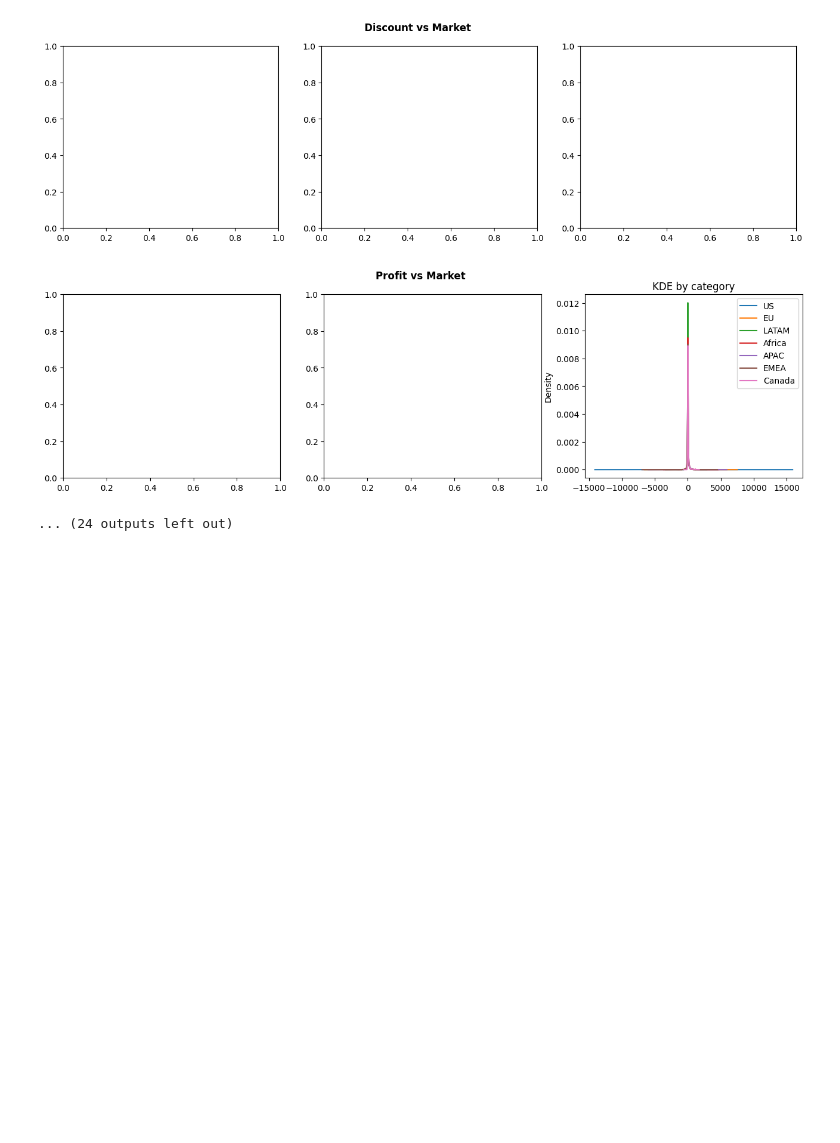
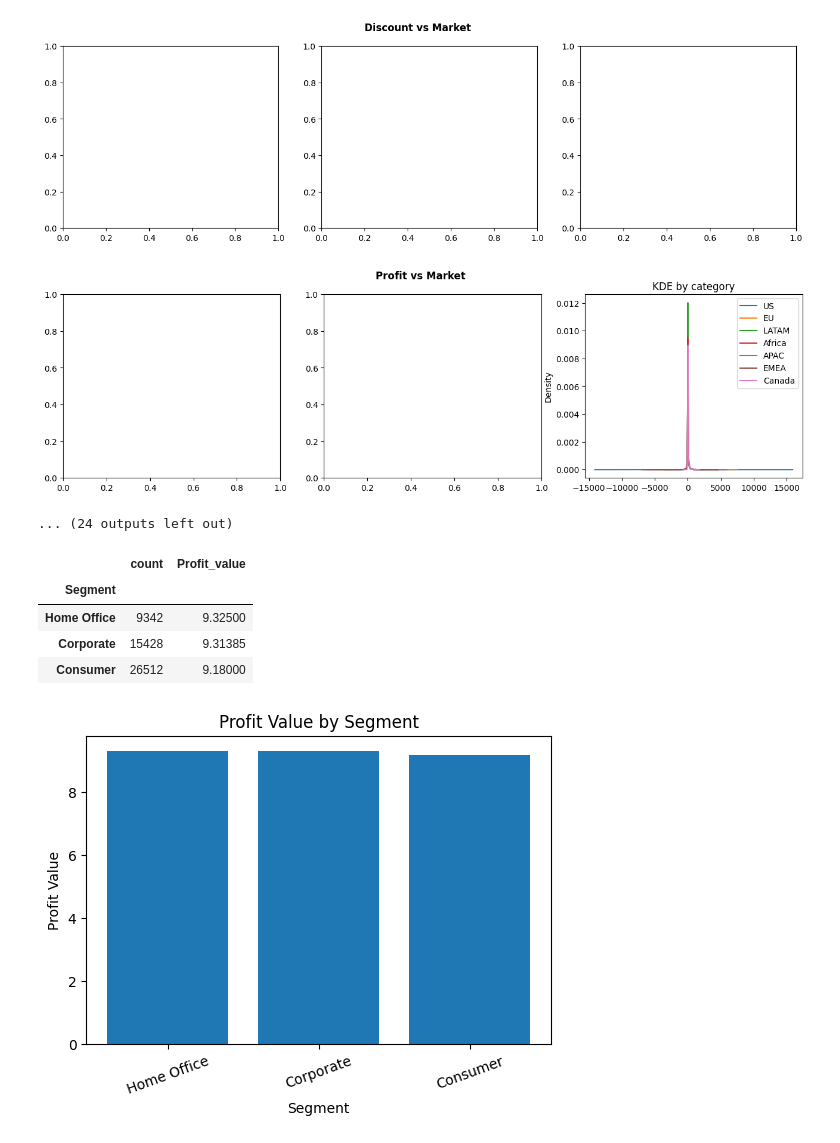
Before and after one commit to nayan-letscreate/HV-Projects, a Jupyter notebook: Graded Assignment on Exploratory Data Analysis.ipynb, the cells around one changed output. Drawn from its saved outputs; the diff is of its cells as text; code cells hidden in the pictures; blank space fills up the shorter version.

```diff
--- a/Graded Assignment on Exploratory Data Analysis.ipynb
+++ b/Graded Assignment on Exploratory Data Analysis.ipynb
@@ -596,3 +615,22 @@ for cat in categorical_cols:
 [figure]
 [figure]
 ... (24 outputs left out)
+# %%
+seg_summary = df1.groupby('Segment')['Profit'].agg(['count', 'median']).sort_values('median', ascending = False)
+seg_summary = seg_summary.rename(columns = {'median': 'Profit_value'})
+display(seg_summary)
+
+plt.figure(figsize = (6, 4))
+plt.bar(seg_summary.index.astype(str), seg_summary['Profit_value'].values)
+plt.title("Profit Value by Segment")
+plt.xlabel("Segment")
+plt.ylabel("Profit Value")
+plt.xticks(rotation = 20)
+plt.show()
+# %% [output]
+|  | count | Profit_value |
+| Segment |  |  |
+| Home Office | 9342 | 9.32500 |
+| Corporate | 15428 | 9.31385 |
+| Consumer | 26512 | 9.18000 |
+[figure, added]
```
Also changed, not shown: parts of 5 cells of this notebook.
